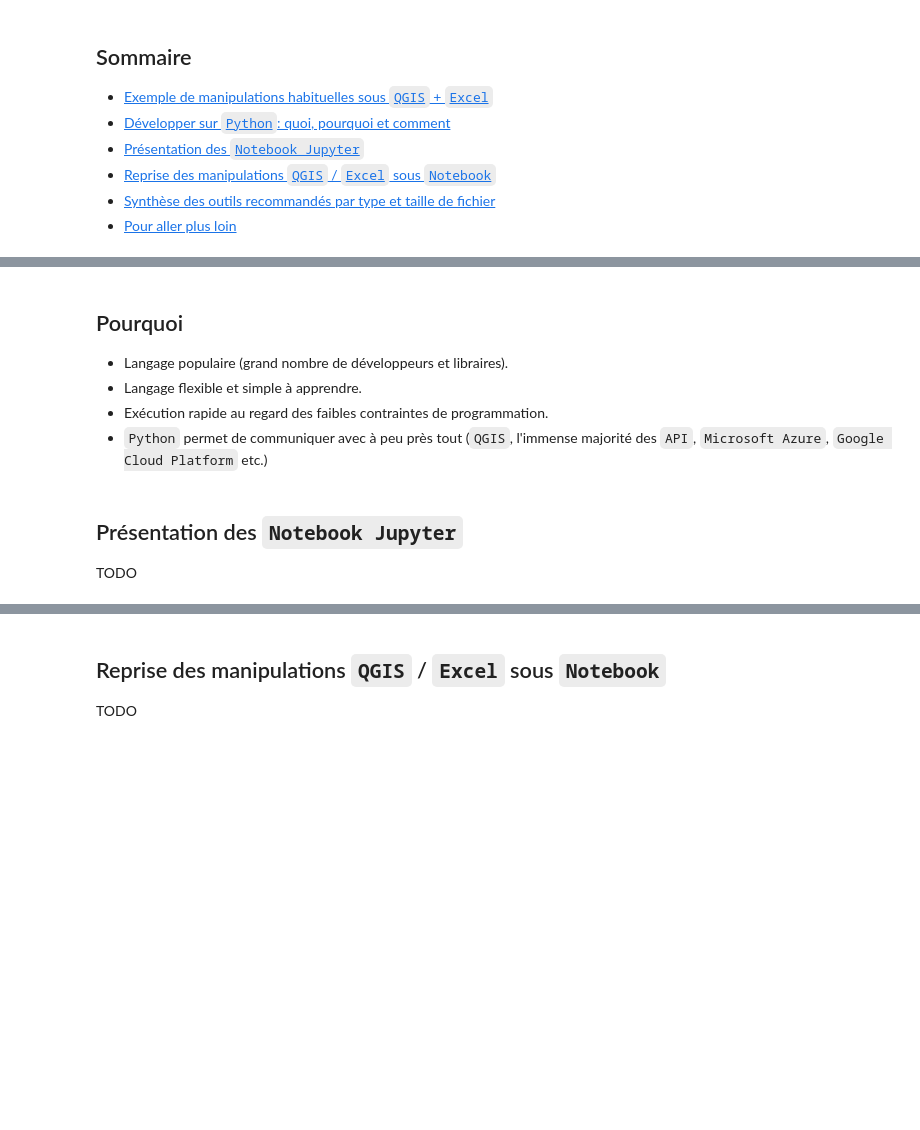
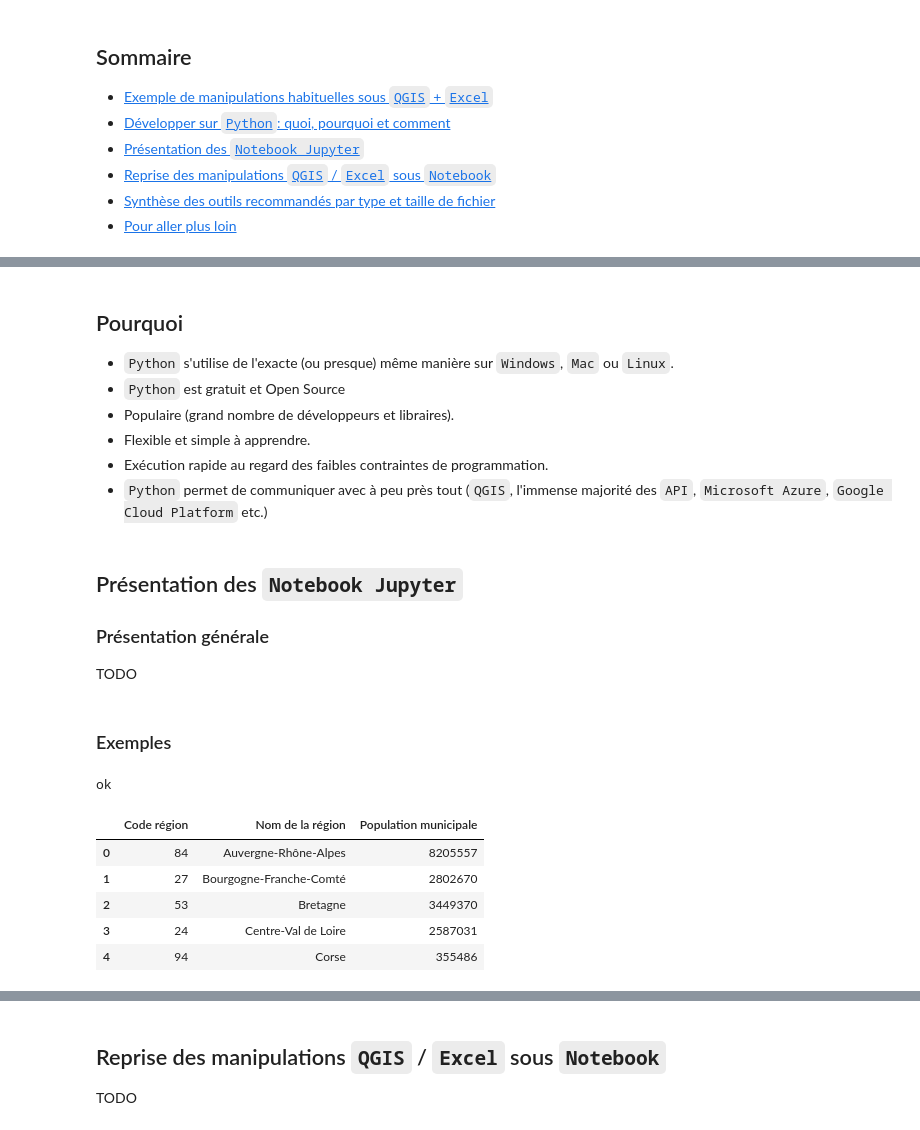
Before and after one commit to daniel-odc/Webinaire_CEREMA_OpenDC, a Jupyter notebook: Notebooks_for_moblity.ipynb, the cells around one changed output, grey strips where cells are left out. Saved outputs shown, nothing was run; the diff lists cells and outputs as text; code cells hidden in the pictures; blank space fills up the shorter version.

```diff
--- a/Notebooks_for_moblity.ipynb
+++ b/Notebooks_for_moblity.ipynb
@@ -155,11 +156,35 @@ print(square(5))
 # %% [markdown]
 ## Pourquoi
 
-* Langage populaire (grand nombre de développeurs et libraires).
-* Langage flexible et simple à apprendre.
+* `Python` s'utilise de l'exacte (ou presque) même manière sur `Windows`, `Mac` ou `Linux`.
+* `Python` est gratuit et Open Source
+* Populaire (grand nombre de développeurs et libraires).
+* Flexible et simple à apprendre.
 * Exécution rapide au regard des faibles contraintes de programmation.
 * `Python` permet de communiquer avec à peu près tout (`QGIS`, l'immense majorité des `API`, `Microsoft Azure`, `Google Cloud Platform` etc.)
 # %% [markdown]
 ## Présentation des `Notebook Jupyter`
 
+### Présentation générale
+
 TODO
+# %% [markdown]
+### Exemples
+# %%
+# # Commandes simples:
+print('ok')
+# %% [output]
+ok
+# %%
+# # Affichage de données:
+import pandas as pd
+
+df = pd.read_csv('https://storage.googleapis.com/public-bucket-tests/GIS/populations_regions_france_2026.csv')
+df.head()
+# %% [output]
+|  | Code région | Nom de la région | Population municipale |
+| 0 | 84 | Auvergne-Rhône-Alpes | 8205557 |
+| 1 | 27 | Bourgogne-Franche-Comté | 2802670 |
+| 2 | 53 | Bretagne | 3449370 |
+| 3 | 24 | Centre-Val de Loire | 2587031 |
+| 4 | 94 | Corse | 355486 |
```
Also changed, not shown: parts of 4 cells of this notebook.
